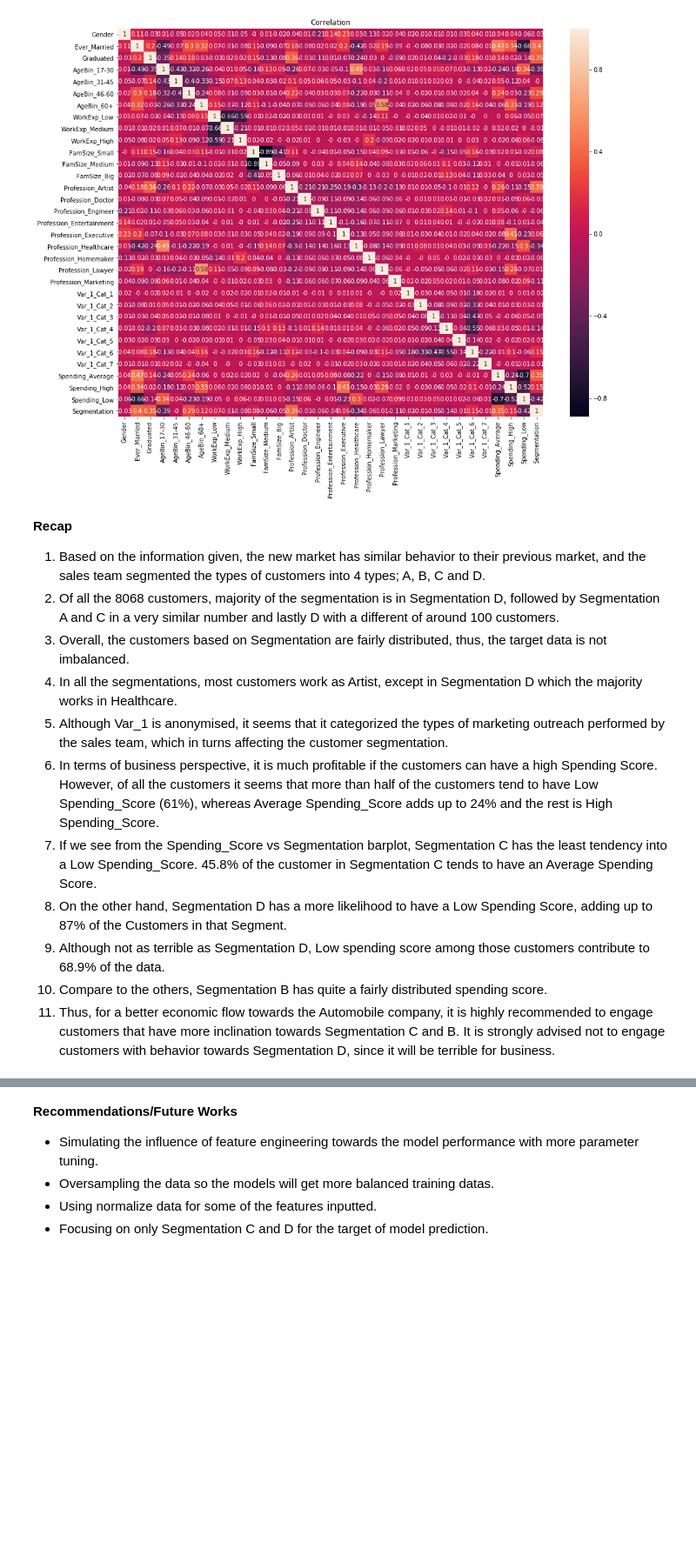
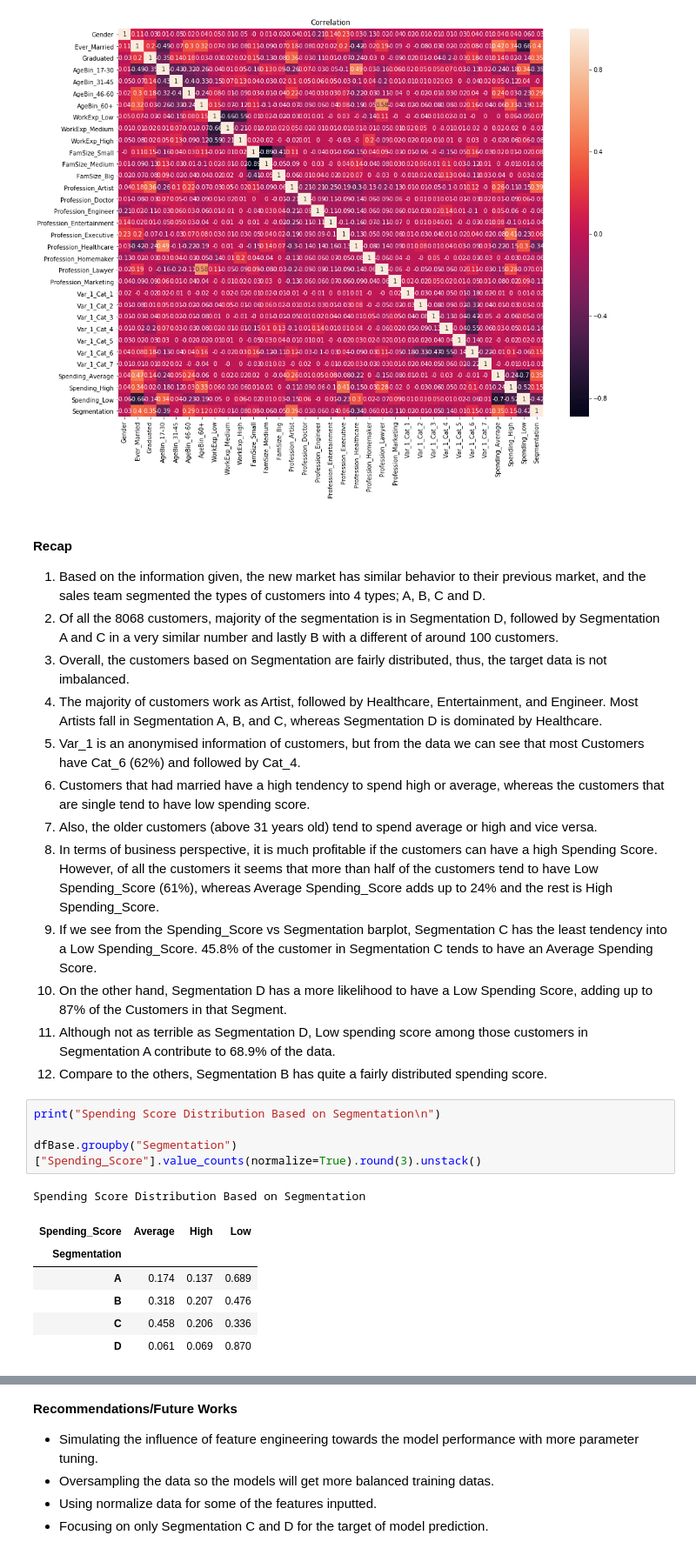
Before and after one commit to harashtaht/CustomerSegmentation, a Jupyter notebook: customerSegmentation/EDA_classification.ipynb, the cells around one changed output, grey strips where cells are left out. Shown at 87% size. Drawn from its saved outputs; the diff is of its cells as text; blank space fills up the shorter version.

```diff
--- a/customerSegmentation/EDA_classification.ipynb
+++ b/customerSegmentation/EDA_classification.ipynb
@@ -1521,18 +1519,31 @@ sns.heatmap(dfMerge.corr().round(2), annot=True)
 <matplotlib.axes._subplots.AxesSubplot at 0x...>
 [figure]
 # %% [markdown]
-__Recap__
+#### Recap
 
 1. Based on the information given, the new market has similar behavior to their previous market, and the sales team segmented the types of customers into 4 types; A, B, C and D.
-2. Of all the 8068 customers, majority of the segmentation is in Segmentation D, followed by Segmentation A and C in a very similar number and lastly D with a different of around 100 customers.
+2. Of all the 8068 customers, majority of the segmentation is in Segmentation D, followed by Segmentation A and C in a very similar number and lastly B with a different of around 100 customers.
 3. Overall, the customers based on Segmentation are fairly distributed, thus, the target data is not imbalanced.
-4. In all the segmentations, most customers work as Artist, except in Segmentation D which the majority works in Healthcare.
-5. Although Var_1 is anonymised, it seems that it categorized the types of marketing outreach performed by the sales team, which in turns affecting the customer segmentation.
-6. In terms of business perspective, it is much profitable if the customers can have a high Spending Score. However, of all the customers it seems that more than half of the customers tend to have Low Spending_Score (61%), whereas Average Spending_Score adds up to 24% and the rest is High Spending_Score.
-7. If we see from the Spending_Score vs Segmentation barplot, Segmentation C has the least tendency into a Low Spending_Score. 45.8% of the customer in Segmentation C tends to have an Average Spending Score.
-8. On the other hand, Segmentation D has a more likelihood to have a Low Spending Score, adding up to 87% of the Customers in that Segment.
-9. Although not as terrible as Segmentation D, Low spending score among those customers contribute to 68.9% of the data.
-10. Compare to the others, Segmentation B has quite a fairly distributed spending score.
-11. Thus, for a better economic flow towards the Automobile company, it is highly recommended to engage customers that have more inclination towards Segmentation C and B. It is strongly advised not to engage customers with behavior towards Segmentation D, since it will be terrible for business.
+4. The majority of customers work as Artist, followed by Healthcare, Entertainment, and Engineer. Most Artists fall in Segmentation A, B, and C, whereas Segmentation D is dominated by Healthcare.
+5. Var_1 is an anonymised information of customers, but from the data we can see that most Customers have Cat_6 (62%) and followed by Cat_4.
+6. Customers that had married have a high tendency to spend high or average, whereas the customers that are single tend to have low spending score.
+7. Also, the older customers (above 31 years old) tend to spend average or high and vice versa.
+8. In terms of business perspective, it is much profitable if the customers can have a high Spending Score. However, of all the customers it seems that more than half of the customers tend to have Low Spending_Score (61%), whereas Average Spending_Score adds up to 24% and the rest is High Spending_Score.
+9. If we see from the Spending_Score vs Segmentation barplot, Segmentation C has the least tendency into a Low Spending_Score. 45.8% of the customer in Segmentation C tends to have an Average Spending Score.
+10. On the other hand, Segmentation D has a more likelihood to have a Low Spending Score, adding up to 87% of the Customers in that Segment.
+11. Although not as terrible as Segmentation D, Low spending score among those customers in Segmentation A contribute to 68.9% of the data.
+12. Compare to the others, Segmentation B has quite a fairly distributed spending score.
+# %%
+print("Spending Score Distribution Based on Segmentation\n")
+
+dfBase.groupby("Segmentation")["Spending_Score"].value_counts(normalize=True).round(3).unstack()
+# %% [output]
+Spending Score Distribution Based on Segmentation
+| Spending_Score | Average | High | Low |
+| Segmentation |  |  |  |
+| A | 0.174 | 0.137 | 0.689 |
+| B | 0.318 | 0.207 | 0.476 |
+| C | 0.458 | 0.206 | 0.336 |
+| D | 0.061 | 0.069 | 0.870 |
 # %%
 # dfMerge.corr()['Segmentation'].sort_values(ascending=True).head(10)
```
Also changed, not shown: parts of 6 cells of this notebook.
